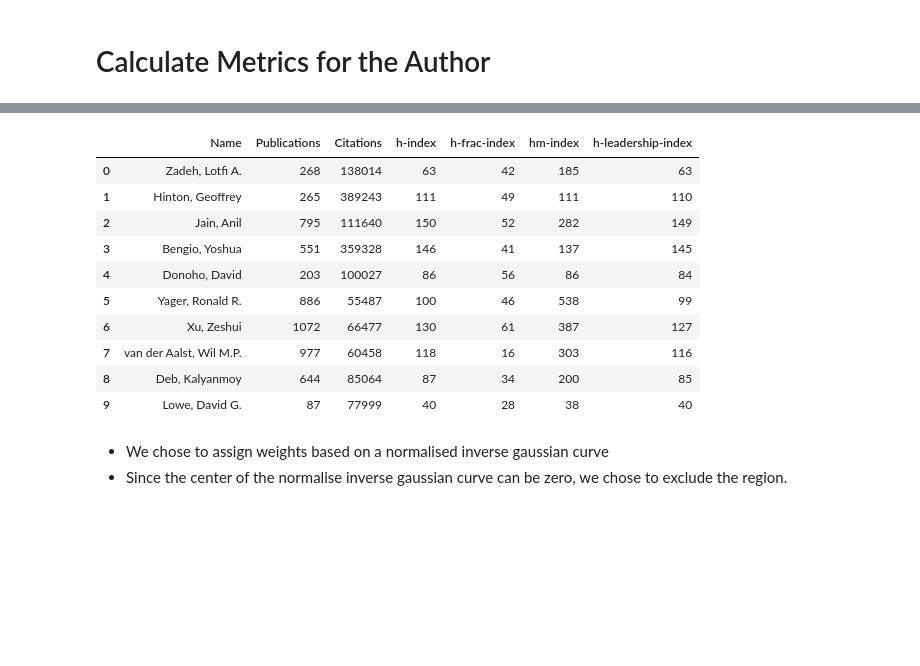
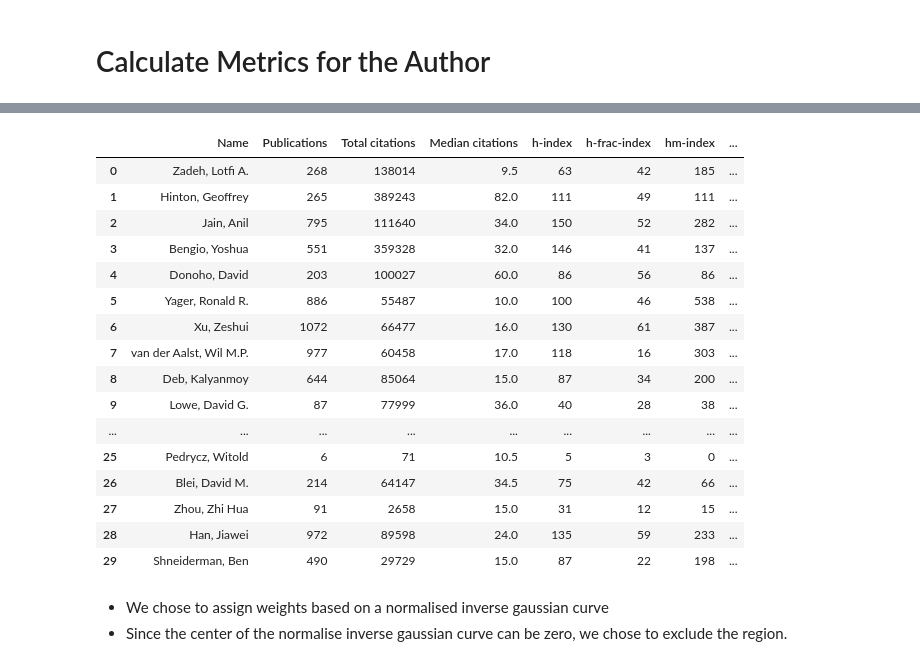
Before and after one commit to nepython/metrics, a Jupyter notebook: scopus.ipynb, the cells around one changed output, grey strips where cells are left out. Drawn from its saved outputs; the diff is of its cells as text; code cells hidden in the pictures; blank space fills up the shorter version.

```diff
--- a/scopus.ipynb
+++ b/scopus.ipynb
@@ -130,7 +130,7 @@ def fetch_author_publications(author_id, publications=None, start_index=0):
 
     return publications
 # %%
-stop_at = 18
+stop_at = 30
 scopus_results = read_data()
 
 # Iterate through the rows of the DataFrame
@@ -141,6 +141,7 @@ for index, (row_index, row) in enumerate(df.iterrows()):
         continue
 
     author_name = row['authfull']
+    author_cscore = row['c']
     affiliation = row['inst_name']
     country_code = row['cntry']
     field = row['sm-field']
@@ -156,6 +157,7 @@ for index, (row_index, row) in enumerate(df.iterrows()):
         scopus_results.append({
             'scopus_id': author_id,
             'name': author_name,
+            'cscore': author_cscore,
             'publications': author_publications
         })
         if index == stop_at:
@@ -198,26 +196,50 @@ with open('top_10_CS_researcher_all_publications.json', 'r') as fp:
 # %%
 import pandas as pd
 from calculate import *
+from IPython.display import display
+
+'''
+We find the top 20 authors in Computer Science - based on h-index
+We find the top 100 pubs for the author and then
+We calculate
+* h-index
+* c-score
+* h-leadership-index (inverted bell curve)
+
+display them in a web application (pdf, link, report)
+
+In stanford, hm, h-frac, 10000
+finding how many are noble laureates
+
+not ranking but an index
+cscore does not include Field-wise citation index
+'''
 
 rows = []
 authors = read_data()
 for author in authors:
-    rows.append({
-        'Name': author['name'],
-        'Publications': len(author['publications']),
-        'Citations': total_citations(author['publications']),
-        'h-index': h_index(author['publications']),
-        'h-frac-index': h_frac_index(author['publications']),
-        'hm-index': hm_index(author['publications']),
-        'h-leadership-index': h_leadership_index(author['scopus_id'], author['publications']),
-        # 'cscore':
-        # 'i10-index'
-        # 'Average Citations per Paper',
-        # 'Average number of Authors',
-        # 'Median number of Authors',
-        # 'Authorship position distribution',
-    })
+    try:
+        rows.append({
+            'Name': author['name'],
+            'Publications': len(author['publications']),
+            'Total citations': total_citations(author['publications']),
+            'Median citations': median_citations(author['publications']),
+            'h-index': h_index(author['publications']),
+            'h-frac-index': h_frac_index(author['publications']),
+            'hm-index': hm_index(author['publications']),
+            'h-leadership-index': h_leadership_index(author['scopus_id'], author['publications']),
+            '% first author': percent_first_author(author['scopus_id'], author['publications']),
+            '% last author': percent_last_author(author['scopus_id'], author['publications']),
+            '% single author': percent_single_author(author['publications']),
+            'Median author position': median_author_position(author['scopus_id'], author['publications']),
+            # 'cscore':
+            'i10-index': i10_index(author['publications']),
+            'Average number of Authors': mean_coauthors(author['publications']),
+            'Median number of Authors': median_coauthors(author['publications']),
+        })
+    except:
+        print(f"Error processing author: {author['name']}")
 
 df = pd.DataFrame(rows)
-df
+display(df)
 # %% [output]
@@ -224,14 +265,20 @@ df
-|  | Name | Publications | Citations | h-index | h-frac-index | hm-index | h-leadership-index |
-| 0 | Zadeh, Lotfi A. | 268 | 138014 | 63 | 42 | 185 | 63 |
-| 1 | Hinton, Geoffrey | 265 | 389243 | 111 | 49 | 111 | 110 |
-| 2 | Jain, Anil | 795 | 111640 | 150 | 52 | 282 | 149 |
-| 3 | Bengio, Yoshua | 551 | 359328 | 146 | 41 | 137 | 145 |
-| 4 | Donoho, David | 203 | 100027 | 86 | 56 | 86 | 84 |
-| 5 | Yager, Ronald R. | 886 | 55487 | 100 | 46 | 538 | 99 |
-| 6 | Xu, Zeshui | 1072 | 66477 | 130 | 61 | 387 | 127 |
-| 7 | van der Aalst, Wil M.P. | 977 | 60458 | 118 | 16 | 303 | 116 |
-| 8 | Deb, Kalyanmoy | 644 | 85064 | 87 | 34 | 200 | 85 |
-| 9 | Lowe, David G. | 87 | 77999 | 40 | 28 | 38 | 40 |
+|  | Name | Publications | Total citations | Median citations | h-index | h-frac-index | hm-index | ... |
+| 0 | Zadeh, Lotfi A. | 268 | 138014 | 9.5 | 63 | 42 | 185 | ... |
+| 1 | Hinton, Geoffrey | 265 | 389243 | 82.0 | 111 | 49 | 111 | ... |
+| 2 | Jain, Anil | 795 | 111640 | 34.0 | 150 | 52 | 282 | ... |
+| 3 | Bengio, Yoshua | 551 | 359328 | 32.0 | 146 | 41 | 137 | ... |
+| 4 | Donoho, David | 203 | 100027 | 60.0 | 86 | 56 | 86 | ... |
+| 5 | Yager, Ronald R. | 886 | 55487 | 10.0 | 100 | 46 | 538 | ... |
+| 6 | Xu, Zeshui | 1072 | 66477 | 16.0 | 130 | 61 | 387 | ... |
+| 7 | van der Aalst, Wil M.P. | 977 | 60458 | 17.0 | 118 | 16 | 303 | ... |
+| 8 | Deb, Kalyanmoy | 644 | 85064 | 15.0 | 87 | 34 | 200 | ... |
+| 9 | Lowe, David G. | 87 | 77999 | 36.0 | 40 | 28 | 38 | ... |
+| ... | ... | ... | ... | ... | ... | ... | ... | ... |
+| 25 | Pedrycz, Witold | 6 | 71 | 10.5 | 5 | 3 | 0 | ... |
+| 26 | Blei, David M. | 214 | 64147 | 34.5 | 75 | 42 | 66 | ... |
+| 27 | Zhou, Zhi Hua | 91 | 2658 | 15.0 | 31 | 12 | 15 | ... |
+| 28 | Han, Jiawei | 972 | 89598 | 24.0 | 135 | 59 | 233 | ... |
+| 29 | Shneiderman, Ben | 490 | 29729 | 15.0 | 87 | 22 | 198 | ... |
 # %% [markdown]
 * We chose to assign weights based on a normalised inverse gaussian curve
 * Since the center of the normalise inverse gaussian curve can be zero, we chose to exclude the region.
```
Also changed, not shown: parts of 5 cells of this notebook, 2 other files.
